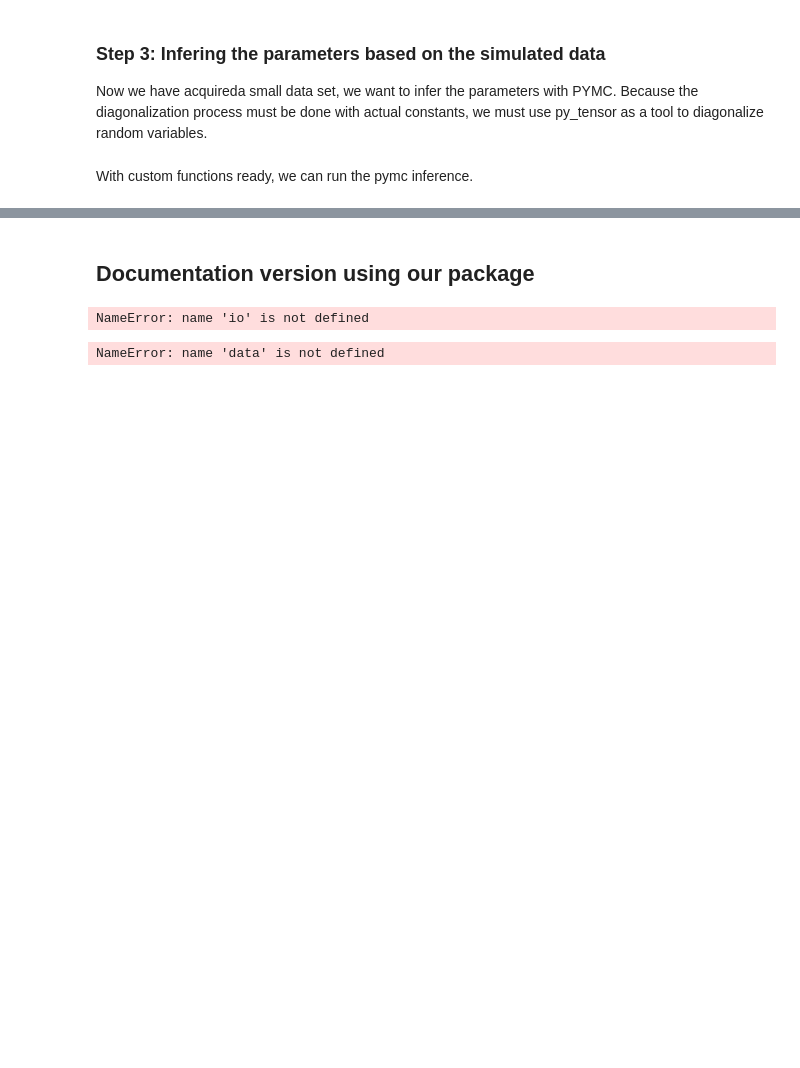
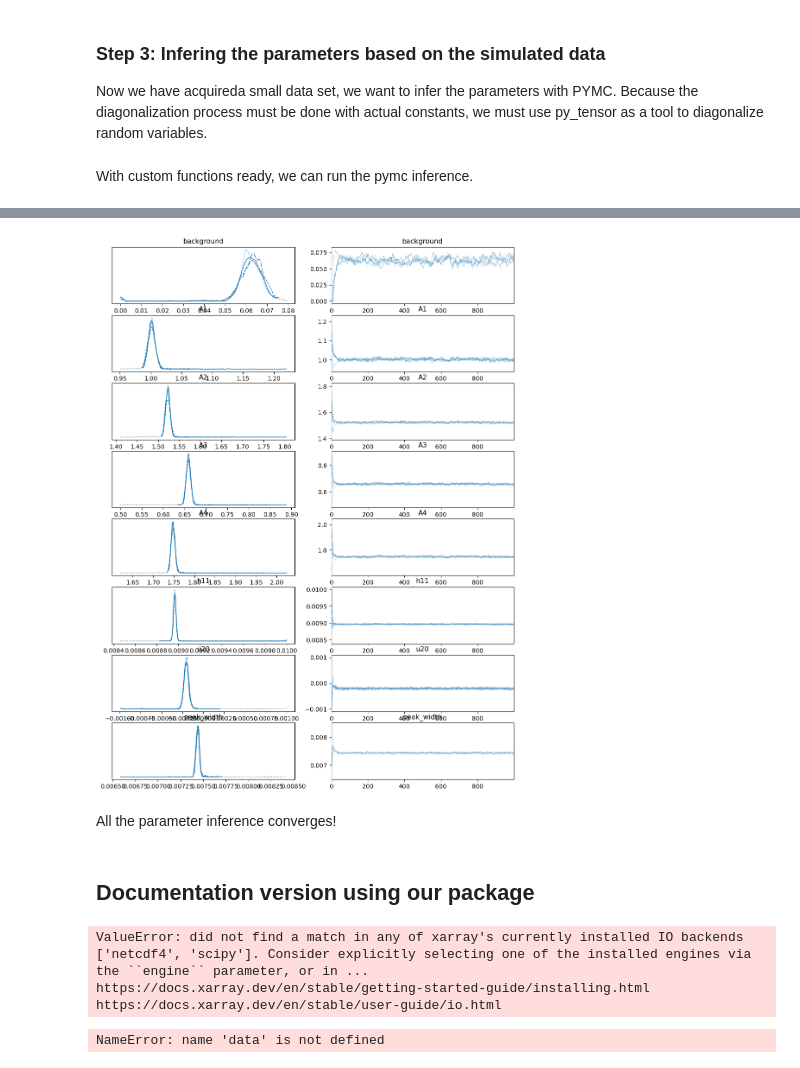
Before and after one commit to phys201/Hamiltonian-photonic-crystal, a Jupyter notebook: Documentation.ipynb, the cells around one changed output, grey strips where cells are left out. Drawn from its saved outputs; the diff is of its cells as text; code cells hidden in the pictures; blank space fills up the shorter version.

```diff
--- a/Documentation.ipynb
+++ b/Documentation.ipynb
@@ -257,0 +285,23 @@ array([[<AxesSubplot: title={'center': 'background'}>,
+# %%
+### model =========================
+peaks_model = pm.Model()
+peak = Peak_Position(my_gausslike, y, normf, 0.01)
+with peaks_model:
+    # Priors for unknown model parameters    , transform = None  h11, A0, A1, sigma_L = theta
+    A0 = pm.Uniform('background',lower=0,upper=1.2)
+    A1 = pm.Uniform("A1", lower=0.5, upper=2.5)
+    A2 = pm.Uniform("A2", lower=0.5, upper=2.5)
+    A3 = pm.Uniform("A3", lower=0.5, upper=2.5)
+    A4 = pm.Uniform("A4", lower=0.5, upper=2.5)
+    h11 = pm.Uniform('h11',lower=0.003,upper=0.01)
+    u20 = pm.Uniform('u20',lower=-1e-3,upper=1e-3)
+    # neff = pm.Uniform('neff',2,2.2)         # ignore this for now
+    # ratio = pm.Uniform('ratio',0.2,0.4)     # ignore this for now
+    sigma_L = pm.Uniform('peak_width',lower=0.0005,upper=0.01)
+
+    # likelihood
+    theta = pt.as_tensor_variable([h11,u20, A0, A1,A2,A3,A4, sigma_L])
+
+    # Likelihood of observations
+    pm.Potential("likelihood", peak(theta))
+    idata_mh = pm.sample(1000, tune=10)
@@ -258,11 +321,21 @@ array([[<AxesSubplot: title={'center': 'background'}>,
+# %%
+az.plot_trace(idata_mh);
+# %% [output]
+[figure, added]
+# %% [markdown]
+All the parameter inference converges!
 # %% [markdown]
 ## Documentation version using our package
 # %%
 from inference import Model, io
 # %%
 #load the data file into a DataArray
-data = io('expdata_GM0.05.npy')
+#must do :pip install netCDF4
+import xarray as xr
+data = io.io('expdata_GM0.05.npy')
 # %% [output]
-NameError: name 'io' is not defined
+ValueError: did not find a match in any of xarray's currently installed IO backends ['netcdf4', 'scipy']. Consider explicitly selecting one of the installed engines via the ``engine`` parameter, or in ...
+https://docs.xarray.dev/en/stable/getting-started-guide/installing.html
+https://docs.xarray.dev/en/stable/user-guide/io.html
 # %%
 prior_bounds = {'h11':[0.003, 0.01], 'u20':[-1e-3, 1e-3], 'A0':[0, 1.2], 'A1':[0.5, 2.5],'A2':[0.5, 2.5], 'A3':[0.5, 2.5], 'A4':[0.5, 2,5], 'peak_width':[0.0005, 0.01]}
```
Also changed, not shown: parts of 10 cells of this notebook, 1 other file.
